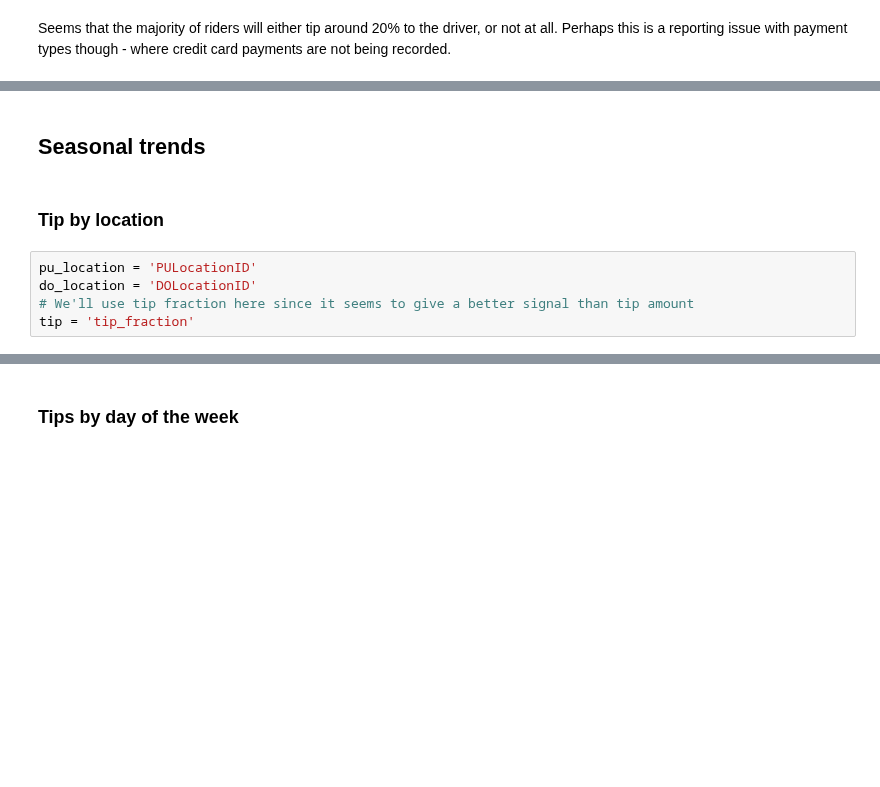
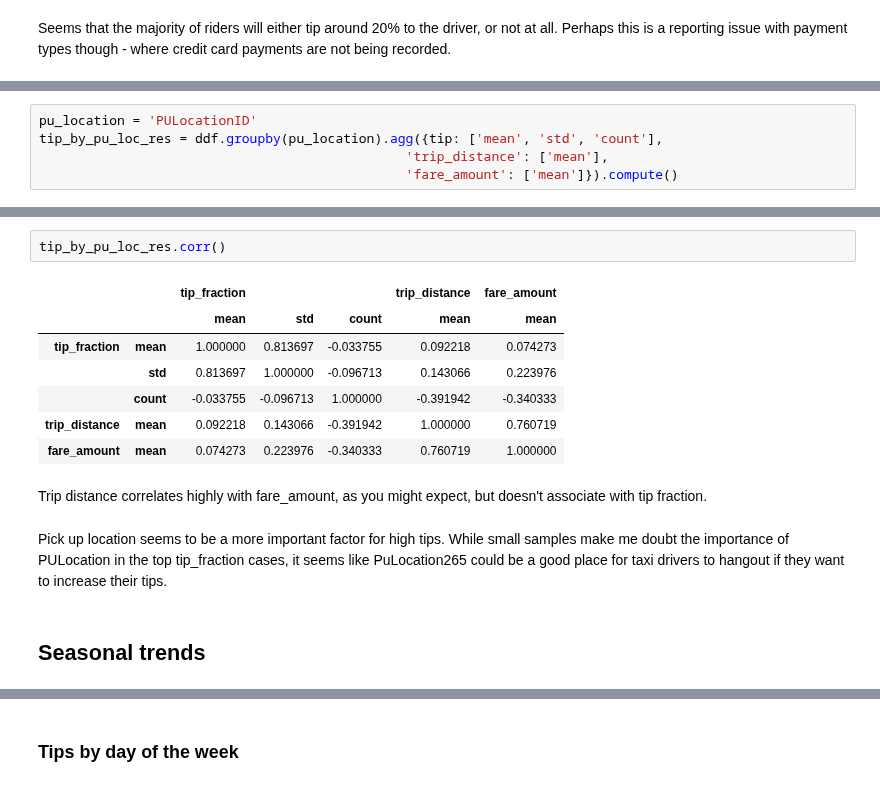
Before and after one commit to justinwhatley/interpretability_experiment, a Jupyter notebook: 1_data_exploration.ipynb, the cells around one changed output, grey strips where cells are left out. Saved outputs shown, nothing was run; the diff lists cells and outputs as text; blank space fills up the shorter version.

```diff
--- a/1_data_exploration.ipynb
+++ b/1_data_exploration.ipynb
@@ -240,0 +232,5 @@ Seems that the majority of riders will either tip around 20% to the driver, or n
+# %%
+pu_location = 'PULocationID'
+tip_by_pu_loc_res = ddf.groupby(pu_location).agg({tip: ['mean', 'std', 'count'],
+                                               'trip_distance': ['mean'],
+                                               'fare_amount': ['mean']}).compute()
@@ -241,9 +282,16 @@ Seems that the majority of riders will either tip around 20% to the driver, or n
+# %%
+tip_by_pu_loc_res.corr()
+# %% [output]
+|  |  | tip_fraction |  |  | trip_distance | fare_amount |
+|  |  | mean | std | count | mean | mean |
+| tip_fraction | mean | 1.000000 | 0.813697 | -0.033755 | 0.092218 | 0.074273 |
+|  | std | 0.813697 | 1.000000 | -0.096713 | 0.143066 | 0.223976 |
+|  | count | -0.033755 | -0.096713 | 1.000000 | -0.391942 | -0.340333 |
+| trip_distance | mean | 0.092218 | 0.143066 | -0.391942 | 1.000000 | 0.760719 |
+| fare_amount | mean | 0.074273 | 0.223976 | -0.340333 | 0.760719 | 1.000000 |
+# %% [markdown]
+Trip distance correlates highly with fare_amount, as you might expect, but doesn't associate with tip fraction.
+# %% [markdown]
+Pick up location seems to be a more important factor for high tips. While small samples make me doubt the importance of PULocation in the top tip_fraction cases, it seems like PuLocation265 could be a good place for taxi drivers to hangout if they want to increase their tips.
 # %% [markdown]
 ## Seasonal trends
-# %% [markdown]
-### Tip by location
-# %%
-pu_location = 'PULocationID'
-do_location = 'DOLocationID'
-# We'll use tip fraction here since it seems to give a better signal than tip amount
-tip = 'tip_fraction'
```
Also changed, not shown: parts of 42 cells of this notebook.
